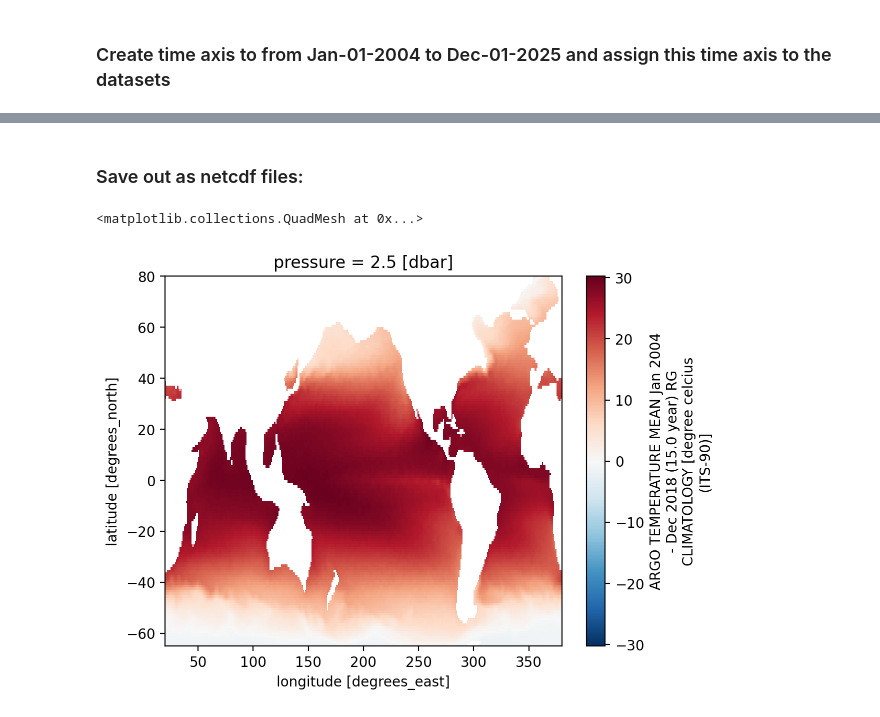
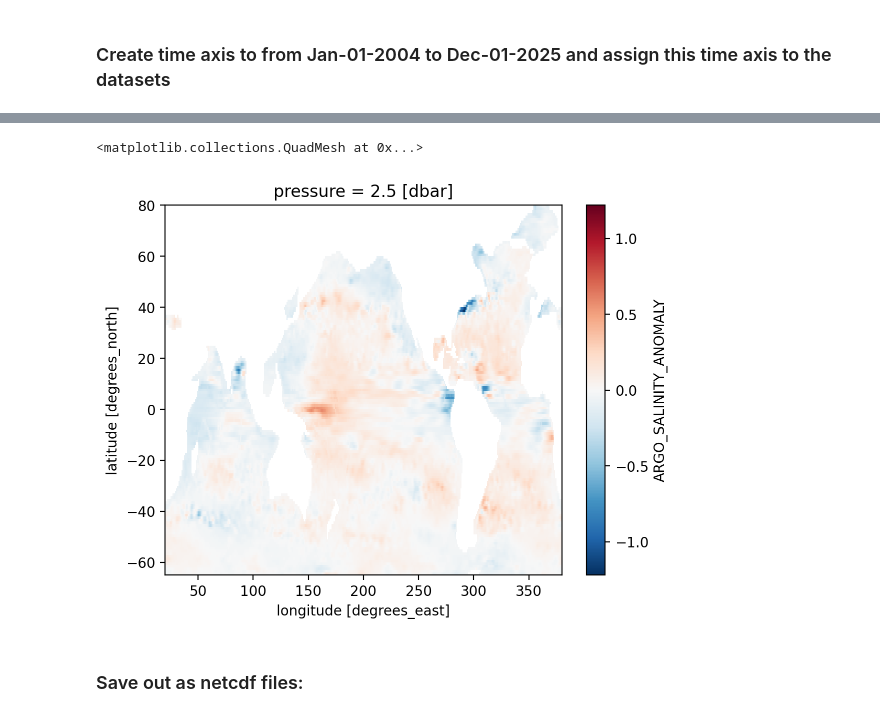
Before and after one commit to James-Milward/BAMS, a Jupyter notebook: BAMS_2025/ML_RG_Argo_Preprocessing_BAMS2025.ipynb, the cells around one changed output, grey strips where cells are left out. Cells and saved outputs as stored; diff of their text form; code cells hidden in the pictures.

```diff
--- a/BAMS_2025/ML_RG_Argo_Preprocessing_BAMS2025.ipynb
+++ b/BAMS_2025/ML_RG_Argo_Preprocessing_BAMS2025.ipynb
@@ -217,3 +207,8 @@ RG_Temperature_04_25.ARGO_TEMPERATURE_ANOMALY.isel(time=200,pressure=0).plot()
+# %%
+RG_Salinity_04_25.ARGO_SALINITY_ANOMALY.isel(pressure=0).sel(time='2025').mean('time').plot()
+# %% [output]
+<matplotlib.collections.QuadMesh at 0x...>
+[figure, added]
 # %% [markdown]
 ### Save out as netcdf files:
 # %%
@@ -221,7 +216,2 @@ os.chdir('/home/tu.temple.edu/tuk08919/BAMS_2025')
 RG_Temperature_04_25.to_netcdf('Roemmich_Gilson_Temperature_Jan2004_Dec2025.nc')
 RG_Salinity_04_25.to_netcdf('Roemmich_Gilson_Salinity_Jan2004_Dec2025.nc')
-# %%
-temperature_04_18.ARGO_TEMPERATURE_MEAN.isel(pressure=0).plot()
-# %% [output]
-<matplotlib.collections.QuadMesh at 0x...>
-[figure, removed]
```
Also changed, not shown: parts of 9 cells of this notebook.
